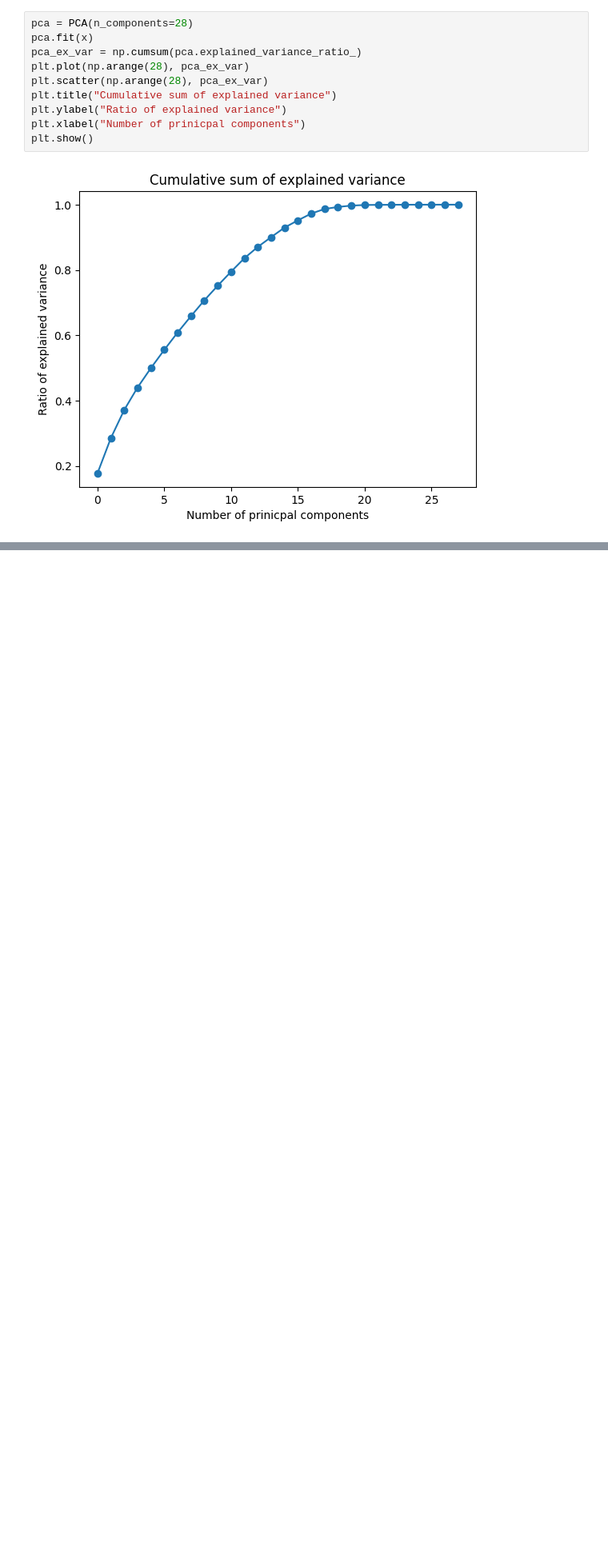
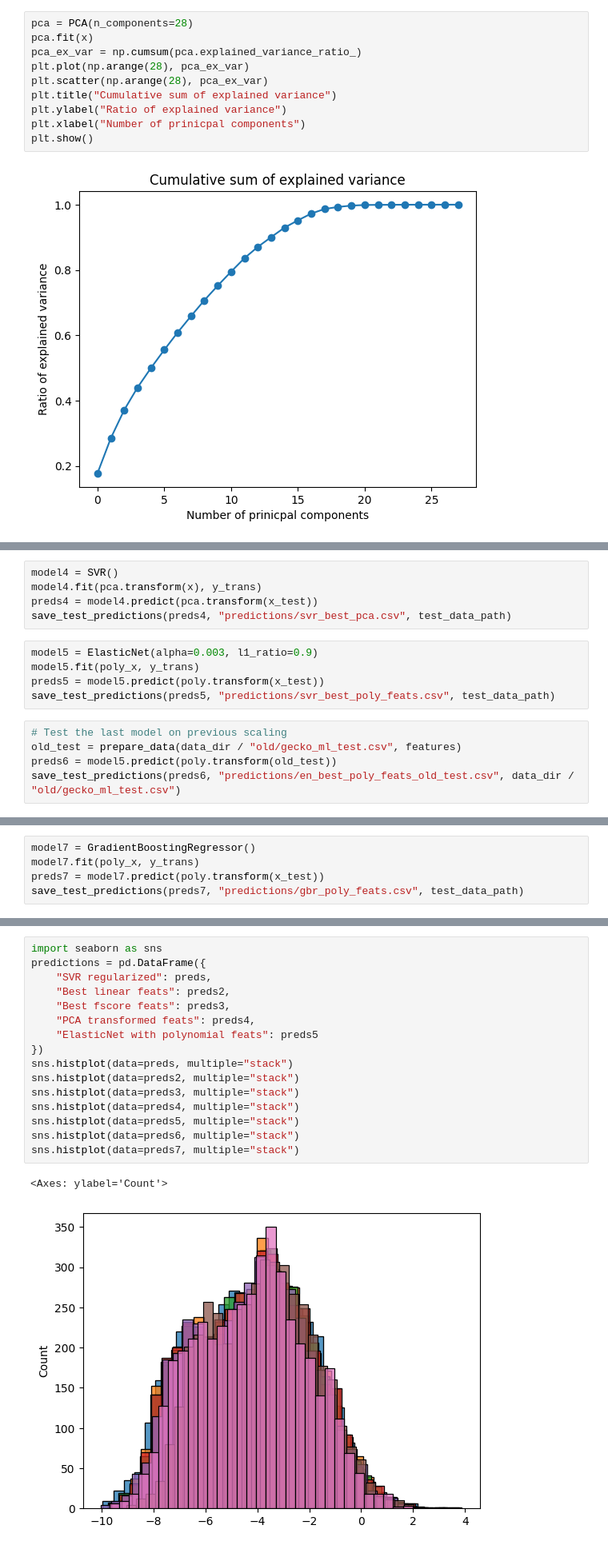
Before and after one commit to karl-helsinki/IMLProject, a Jupyter notebook: modelling.ipynb, the cells around one changed output, grey strips where cells are left out. Shown: that part at 80% size. Saved outputs shown, nothing was run; the diff lists cells and outputs as text; blank space fills up the shorter version.

```diff
--- a/modelling.ipynb
+++ b/modelling.ipynb
@@ -514,0 +602,15 @@ save_test_predictions(preds, "predictions/svr_c2.csv", test_data_path)
+# %%
+model4 = SVR()
+model4.fit(pca.transform(x), y_trans)
+preds4 = model4.predict(pca.transform(x_test))
+save_test_predictions(preds4, "predictions/svr_best_pca.csv", test_data_path)
+# %%
+model5 = ElasticNet(alpha=0.003, l1_ratio=0.9)
+model5.fit(poly_x, y_trans)
+preds5 = model5.predict(poly.transform(x_test))
+save_test_predictions(preds5, "predictions/svr_best_poly_feats.csv", test_data_path)
+# %%
+# Test the last model on previous scaling
+old_test = prepare_data(data_dir / "old/gecko_ml_test.csv", features)
+preds6 = model5.predict(poly.transform(old_test))
+save_test_predictions(preds6, "predictions/en_best_poly_feats_old_test.csv", data_dir / "old/gecko_ml_test.csv")
@@ -514,0 +627,5 @@ save_test_predictions(preds, "predictions/svr_c2.csv", test_data_path)
+# %%
+model7 = GradientBoostingRegressor()
+model7.fit(poly_x, y_trans)
+preds7 = model7.predict(poly.transform(x_test))
+save_test_predictions(preds7, "predictions/gbr_poly_feats.csv", test_data_path)
@@ -514,0 +647,19 @@ save_test_predictions(preds, "predictions/svr_c2.csv", test_data_path)
+# %%
+import seaborn as sns
+predictions = pd.DataFrame({
+    "SVR regularized": preds,
+    "Best linear feats": preds2,
+    "Best fscore feats": preds3,
+    "PCA transformed feats": preds4,
+    "ElasticNet with polynomial feats": preds5
+})
+sns.histplot(data=preds, multiple="stack")
+sns.histplot(data=preds2, multiple="stack")
+sns.histplot(data=preds3, multiple="stack")
+sns.histplot(data=preds4, multiple="stack")
+sns.histplot(data=preds5, multiple="stack")
+sns.histplot(data=preds6, multiple="stack")
+sns.histplot(data=preds7, multiple="stack")
+# %% [output]
+<Axes: ylabel='Count'>
+[figure, added]
```
Also changed, not shown: parts of 41 cells of this notebook.
